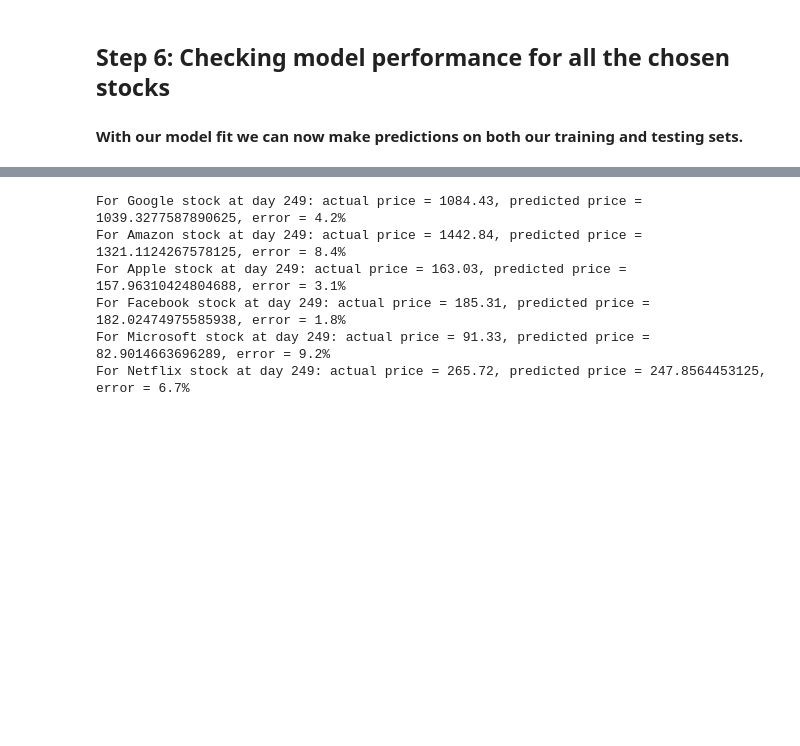
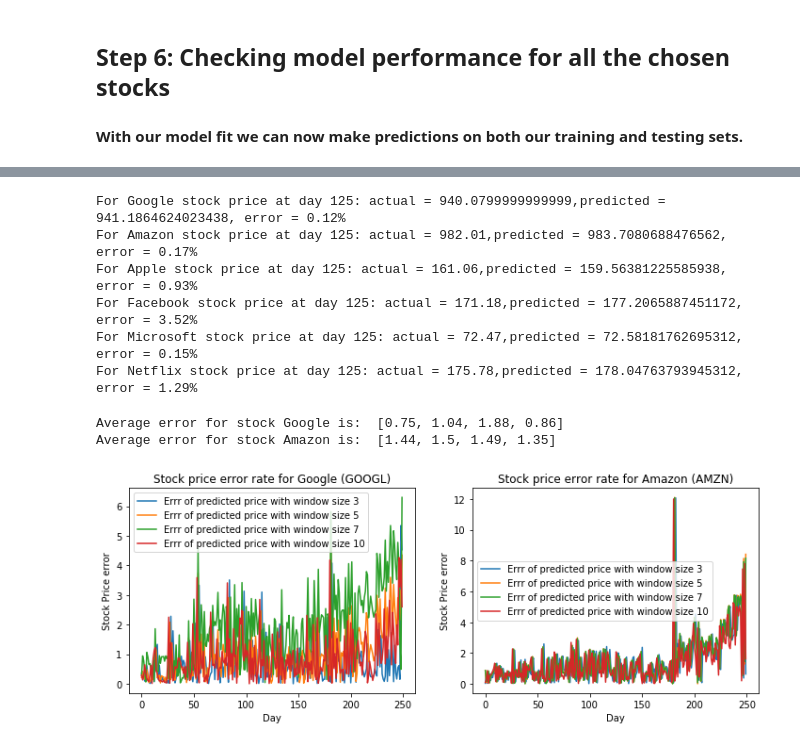
Before and after one commit to Ben-USC/Laidata_projects, a Jupyter notebook: project_4_stock_price_prediction_with_DL/Stock_price_and_market_index_prediction_with_DL_keras.ipynb, the cells around one changed output, grey strips where cells are left out. Saved outputs shown, nothing was run; the diff lists cells and outputs as text; code cells hidden in the pictures; blank space fills up the shorter version.

```diff
--- a/project_4_stock_price_prediction_with_DL/Stock_price_and_market_index_prediction_with_DL_keras.ipynb
+++ b/project_4_stock_price_prediction_with_DL/Stock_price_and_market_index_prediction_with_DL_keras.ipynb
@@ -497,25 +502,41 @@ plot_stock_price(['MSFT','NFLX'], Ts)
 # %%
-act = []
-pred = []
 
-i=249
+## compute code - price_error map for T = [3,5,7,10]
+
+code_price_err = {}
 
 for code, name in stock_code.items():
 
-    ## window the data using T
-    X, Y = window_data(scaled_stock_data[code], 5)
-    ## split and reshape the data:
-    X_train, Y_train, X_test, Y_test = split_reshape(X, Y, 0.8)
+    tmp = [ [], [], [], [] ]
 
-    ## models[code] = [model for T = 3, model for T = 5, model for T = 7, model for T = 10]
-    x = stock_model_records[code][0][1].predict(X_test[i].reshape(1,5,1))
-    y = scalers[code].inverse_transform(Y_test[i].reshape(-1,1))
-    pred = scalers[code].inverse_transform(x)
-    print(f"For {name} stock at day {i}: actual price = {y[0][0]}, predicted price = {pred[0][0]}, error = {round(100.0*abs(y[0][0]-pred[0][0])/y[0][0], 1)}%")
+    for i in range(len(Ts)):
+        ## window the data using Ts[i]
+        X, Y = window_data(scaled_stock_data[code], Ts[i])
+        ## split and reshape the data:
+        X_train, Y_train, X_test, Y_test = split_reshape(X, Y, 0.8)
+
+        ## models[code] = [model for T = 3, model for T = 5, model for T = 7, model for T = 10]
+        ## scalers[code] is the scalers for stock with this code
+        model, scaler = stock_model_records[code][0][i], scalers[code]
+
+        for j in range(0, 250):
+            ## compute predicted price:
+            x = model.predict(X_test[j].reshape(1,Ts[i],1))
+            pred = scaler.inverse_transform(x)[0][0]
+            ## get actual price:
+            y = scaler.inverse_transform(Y_test[j].reshape(-1,1))[0][0]
+            ## compute error
+            err = round(100.0*abs(y - pred)/y, 2)
+            tmp[i].append(err)
+
+            if Ts[i] == 5 and j == 125:
+                print(f"For {name} stock price at day {j}: actual = {y},predicted = {pred}, error = {err}%")
+
+    code_price_err[code] = np.asarray(tmp)
 # %% [output]
-For Google stock at day 249: actual price = 1084.43, predicted price = 1039.3277587890625, error = 4.2%
-For Amazon stock at day 249: actual price = 1442.84, predicted price = 1321.1124267578125, error = 8.4%
-For Apple stock at day 249: actual price = 163.03, predicted price = 157.96310424804688, error = 3.1%
-For Facebook stock at day 249: actual price = 185.31, predicted price = 182.02474975585938, error = 1.8%
-For Microsoft stock at day 249: actual price = 91.33, predicted price = 82.9014663696289, error = 9.2%
-For Netflix stock at day 249: actual price = 265.72, predicted price = 247.8564453125, error = 6.7%
+For Google stock price at day 125: actual = 940.0799999999999,predicted = 941.1864624023438, error = 0.12%
+For Amazon stock price at day 125: actual = 982.01,predicted = 983.7080688476562, error = 0.17%
+For Apple stock price at day 125: actual = 161.06,predicted = 159.56381225585938, error = 0.93%
+For Facebook stock price at day 125: actual = 171.18,predicted = 177.2065887451172, error = 3.52%
+For Microsoft stock price at day 125: actual = 72.47,predicted = 72.58181762695312, error = 0.15%
+For Netflix stock price at day 125: actual = 175.78,predicted = 178.04763793945312, error = 1.29%
@@ -525,0 +543,24 @@ result_df = pd.DataFrame({'pred':list(np.reshape(pred, (-1))),'act':list(np.resh
+# %%
+## define function for plot error rate:
+
+def plot_error_rate(two_codes, Ts, x, ys):
+
+    fig, axes = plt.subplots(1, 2, figsize=(12, 4))
+
+    ## plot all predictions for different window size:
+    for i in range(2):
+        for j in range(len(Ts)):
+            T = Ts[j]
+            axes[i].plot(ys[i][j], label = "Errr of predicted price with window size " + str(T))
+            axes[i].legend(loc='best')
+            axes[i].set_xlabel("Day")
+            axes[i].set_ylabel("Stock Price error")
+            axes[i].set_title("Stock price error rate for " + stock_code[two_codes[i]] + " (" + two_codes[i] + ")")
+        print("Average error for stock " + stock_code[two_codes[i]] + " is: ", [round(ys[i][j].mean(),2) for j in range(len(Ts))])
+    return
+# %%
+plot_error_rate(['GOOGL','AMZN'], Ts, np.asarray(range(0,250)), [code_price_err['GOOGL'], code_price_err['AMZN']])
+# %% [output]
+Average error for stock Google is:  [0.75, 1.04, 1.88, 0.86]
+Average error for stock Amazon is:  [1.44, 1.5, 1.49, 1.35]
+[figure, added]
```
Also changed, not shown: parts of 16 cells of this notebook.
